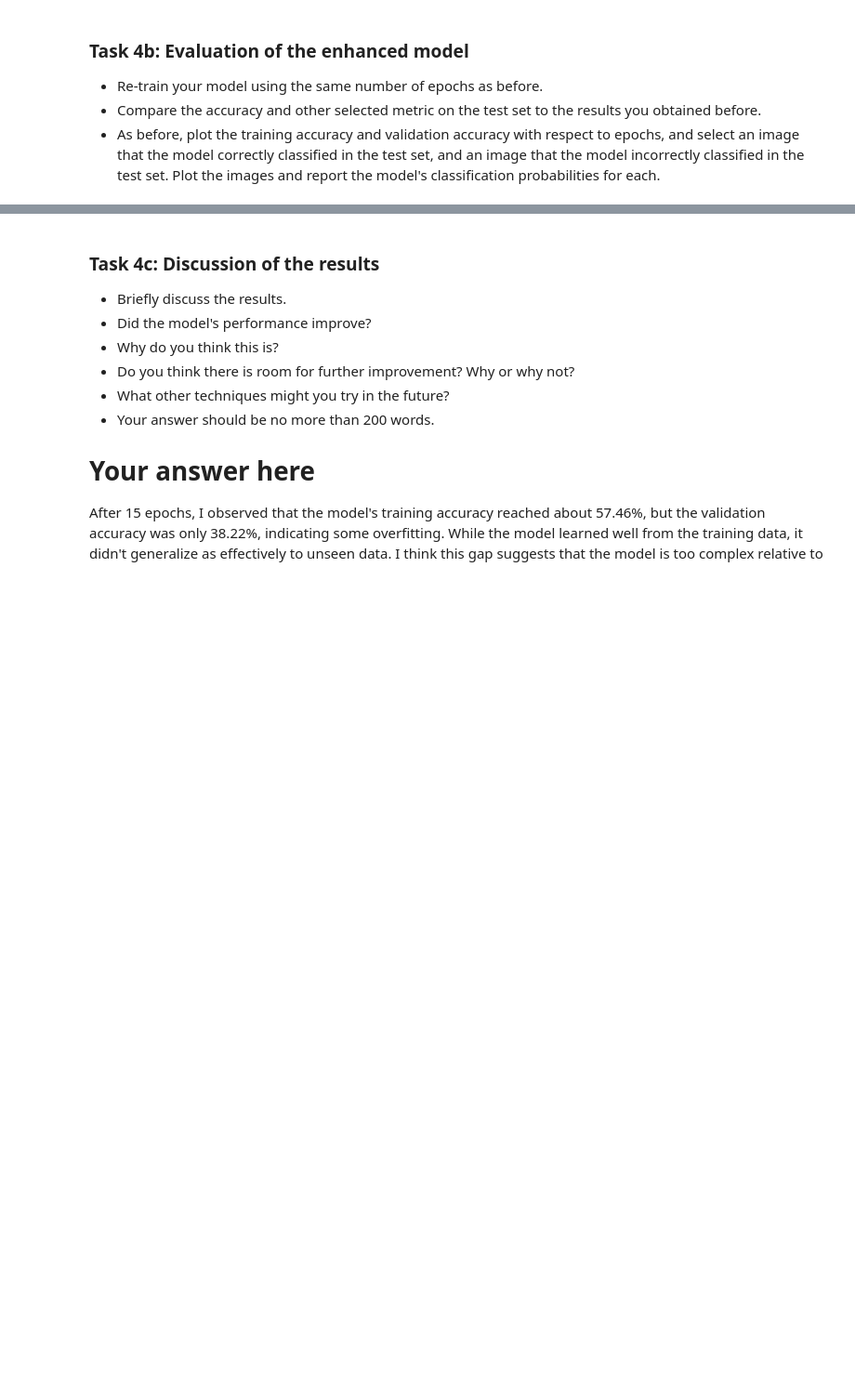
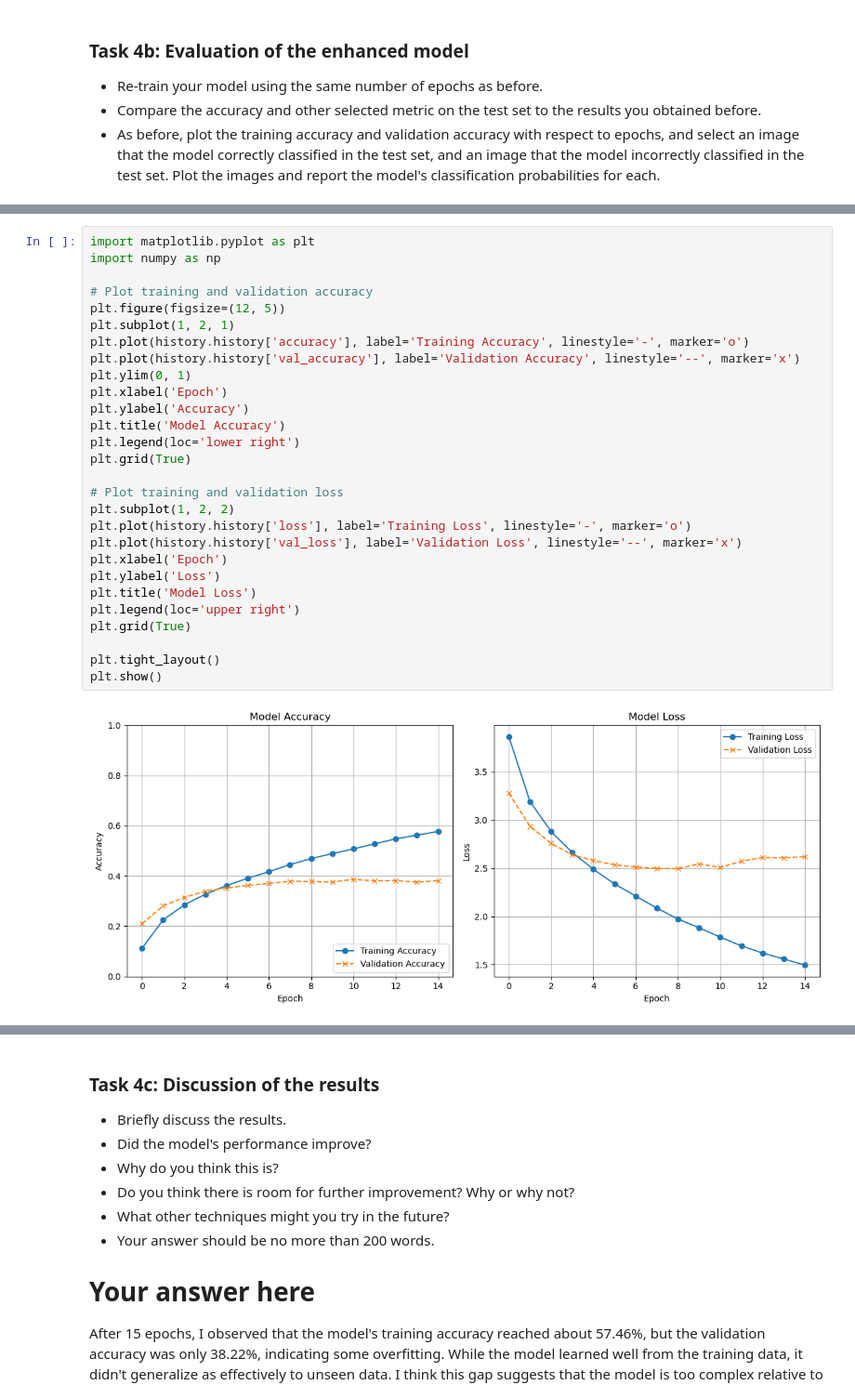
Before and after one commit to joseDePaiva/deep_learning, a Jupyter notebook: 02_activities/assignments/assignment_1.ipynb, the cells around one changed output, grey strips where cells are left out. Shown at 93% size. Drawn from its saved outputs; the diff is of its cells as text; blank space fills up the shorter version.

```diff
--- a/02_activities/assignments/assignment_1.ipynb
+++ b/02_activities/assignments/assignment_1.ipynb
@@ -415,0 +417,30 @@ Epoch 15/15
+# %%
+import matplotlib.pyplot as plt
+import numpy as np
+
+# Plot training and validation accuracy
+plt.figure(figsize=(12, 5))
+plt.subplot(1, 2, 1)
+plt.plot(history.history['accuracy'], label='Training Accuracy', linestyle='-', marker='o')
+plt.plot(history.history['val_accuracy'], label='Validation Accuracy', linestyle='--', marker='x')
+plt.ylim(0, 1)
+plt.xlabel('Epoch')
+plt.ylabel('Accuracy')
+plt.title('Model Accuracy')
+plt.legend(loc='lower right')
+plt.grid(True)
+
+# Plot training and validation loss
+plt.subplot(1, 2, 2)
+plt.plot(history.history['loss'], label='Training Loss', linestyle='-', marker='o')
+plt.plot(history.history['val_loss'], label='Validation Loss', linestyle='--', marker='x')
+plt.xlabel('Epoch')
+plt.ylabel('Loss')
+plt.title('Model Loss')
+plt.legend(loc='upper right')
+plt.grid(True)
+
+plt.tight_layout()
+plt.show()
+# %% [output]
+[figure, added]
```
Also changed, not shown: parts of 7 cells of this notebook.
